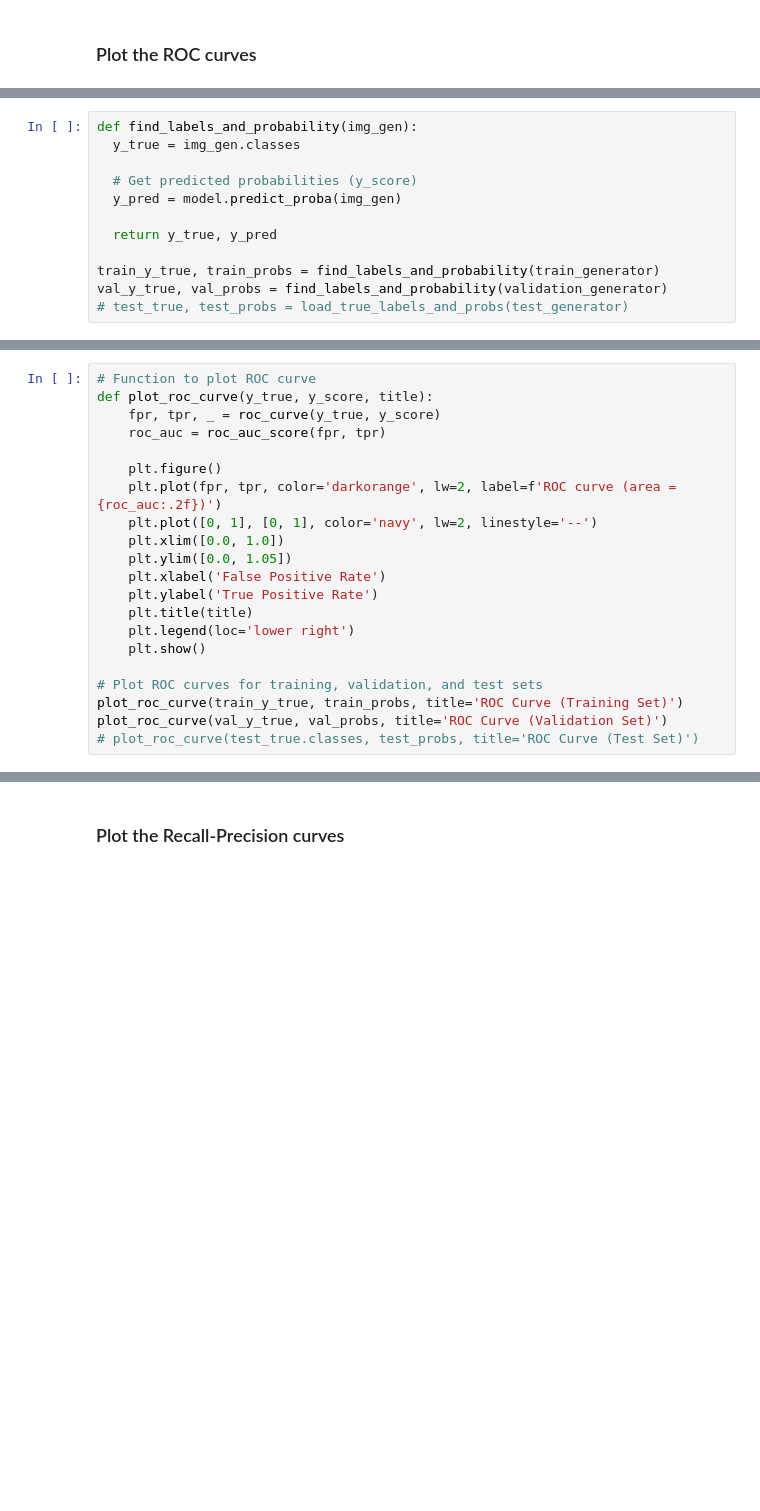
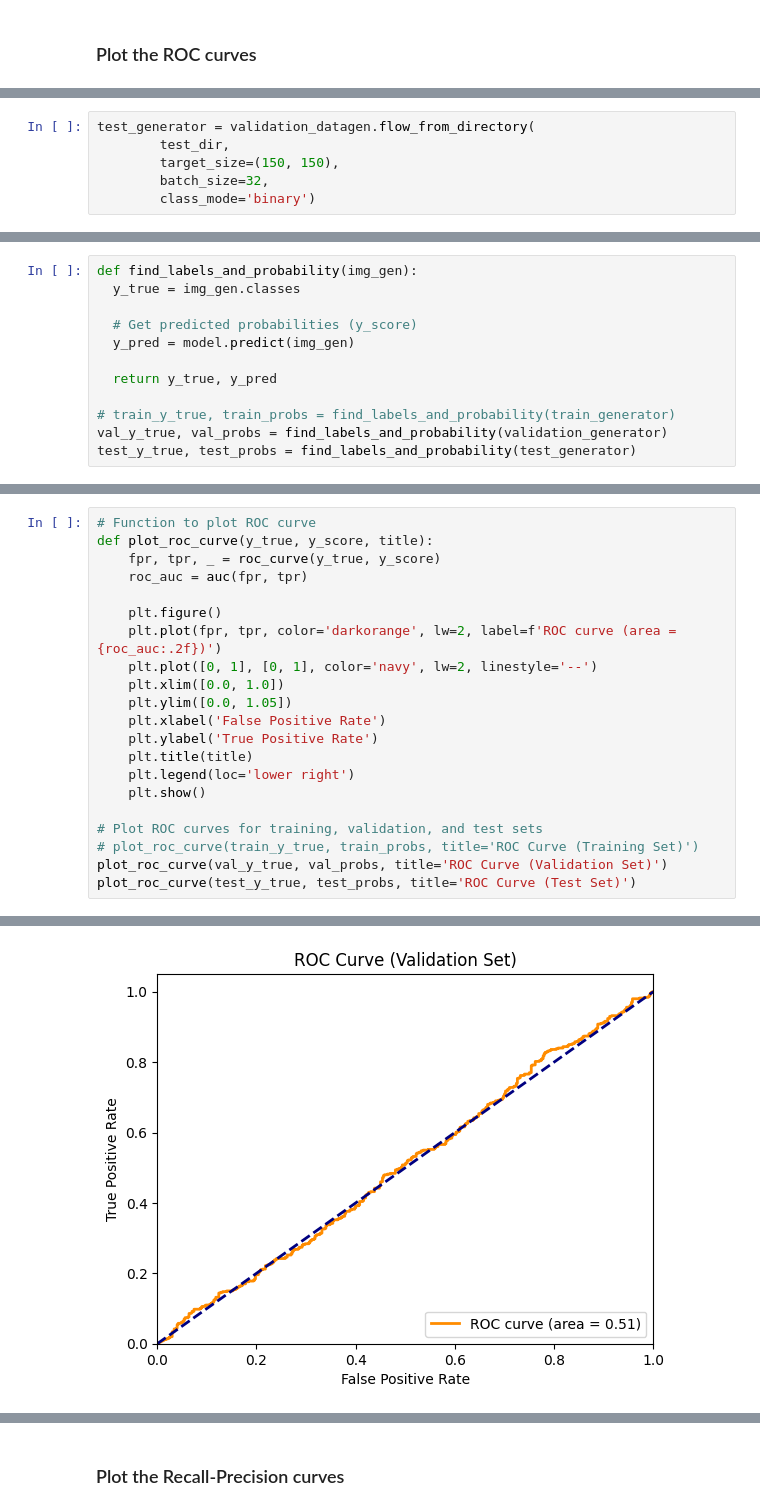
Before and after one commit to bananighosh/Fall-2023-NYU-AI, a Jupyter notebook: assignment_2/Part2/bg2502_using_convnets_with_small_datasets.ipynb, the cells around one changed output, grey strips where cells are left out. Cells and saved outputs as stored; diff of their text form; blank space fills up the shorter version.

```diff
--- a/assignment_2/Part2/bg2502_using_convnets_with_small_datasets.ipynb
+++ b/assignment_2/Part2/bg2502_using_convnets_with_small_datasets.ipynb
@@ -493,0 +610,6 @@ from sklearn.metrics import roc_auc_score
+# %%
+test_generator = validation_datagen.flow_from_directory(
+        test_dir,
+        target_size=(150, 150),
+        batch_size=32,
+        class_mode='binary')
@@ -496,10 +620,10 @@ def find_labels_and_probability(img_gen):
   y_true = img_gen.classes
 
   # Get predicted probabilities (y_score)
-  y_pred = model.predict_proba(img_gen)
+  y_pred = model.predict(img_gen)
 
   return y_true, y_pred
 
-train_y_true, train_probs = find_labels_and_probability(train_generator)
+# train_y_true, train_probs = find_labels_and_probability(train_generator)
 val_y_true, val_probs = find_labels_and_probability(validation_generator)
-# test_true, test_probs = load_true_labels_and_probs(test_generator)
+test_y_true, test_probs = find_labels_and_probability(test_generator)
@@ -518,7 +634,7 @@ val_fpr, val_tpr, _ = roc_curve(val_y_true, val_probs)
 # Function to plot ROC curve
 def plot_roc_curve(y_true, y_score, title):
     fpr, tpr, _ = roc_curve(y_true, y_score)
-    roc_auc = roc_auc_score(fpr, tpr)
+    roc_auc = auc(fpr, tpr)
 
     plt.figure()
     plt.plot(fpr, tpr, color='darkorange', lw=2, label=f'ROC curve (area = {roc_auc:.2f})')
@@ -532,7 +648,7 @@ def plot_roc_curve(y_true, y_score, title):
     plt.show()
 
 # Plot ROC curves for training, validation, and test sets
-plot_roc_curve(train_y_true, train_probs, title='ROC Curve (Training Set)')
+# plot_roc_curve(train_y_true, train_probs, title='ROC Curve (Training Set)')
 plot_roc_curve(val_y_true, val_probs, title='ROC Curve (Validation Set)')
-# plot_roc_curve(test_true.classes, test_probs, title='ROC Curve (Test Set)')
+plot_roc_curve(test_y_true, test_probs, title='ROC Curve (Test Set)')
 # %% [output]
@@ -539,0 +655 @@ NameError: ignored
+[figure, added]
```
Also changed, not shown: parts of 22 cells of this notebook.
